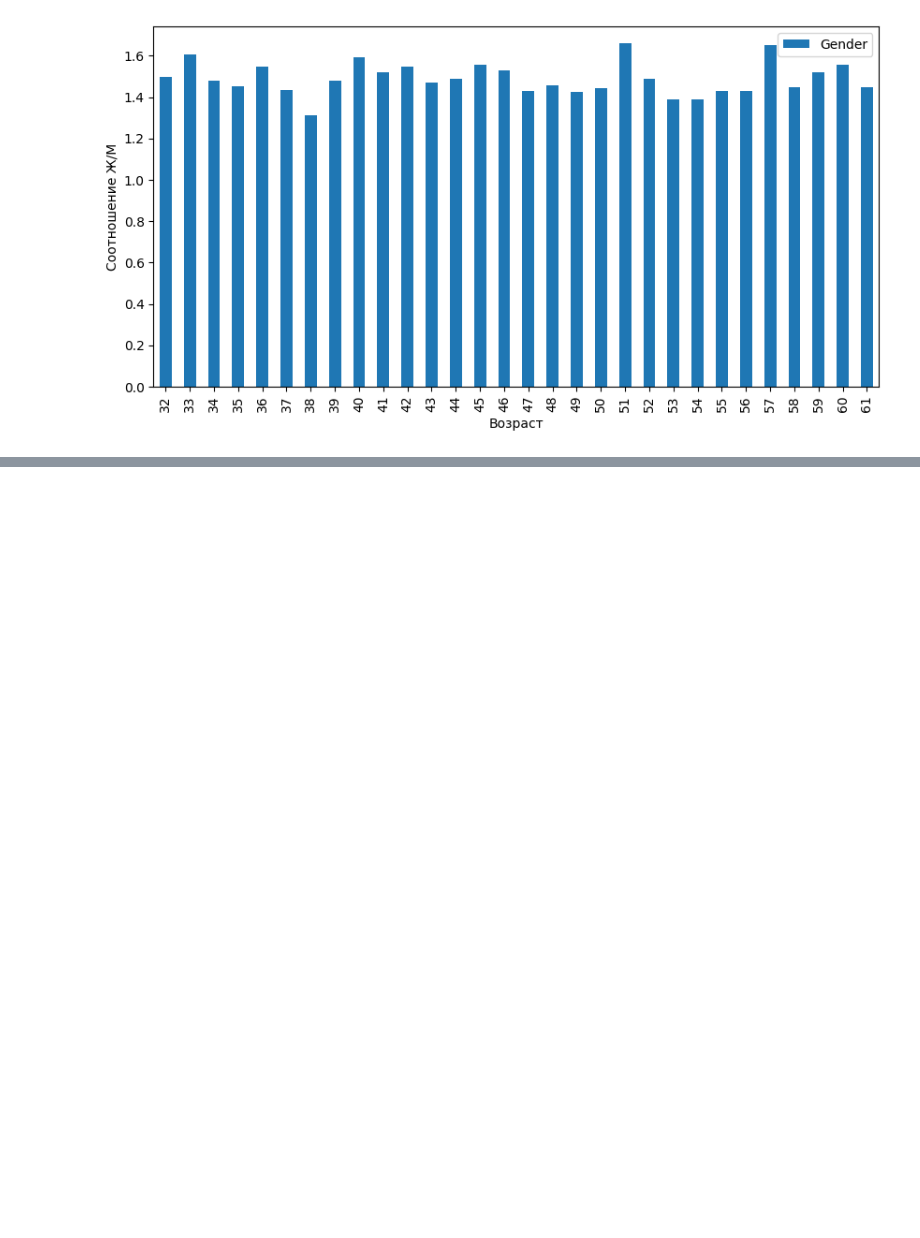
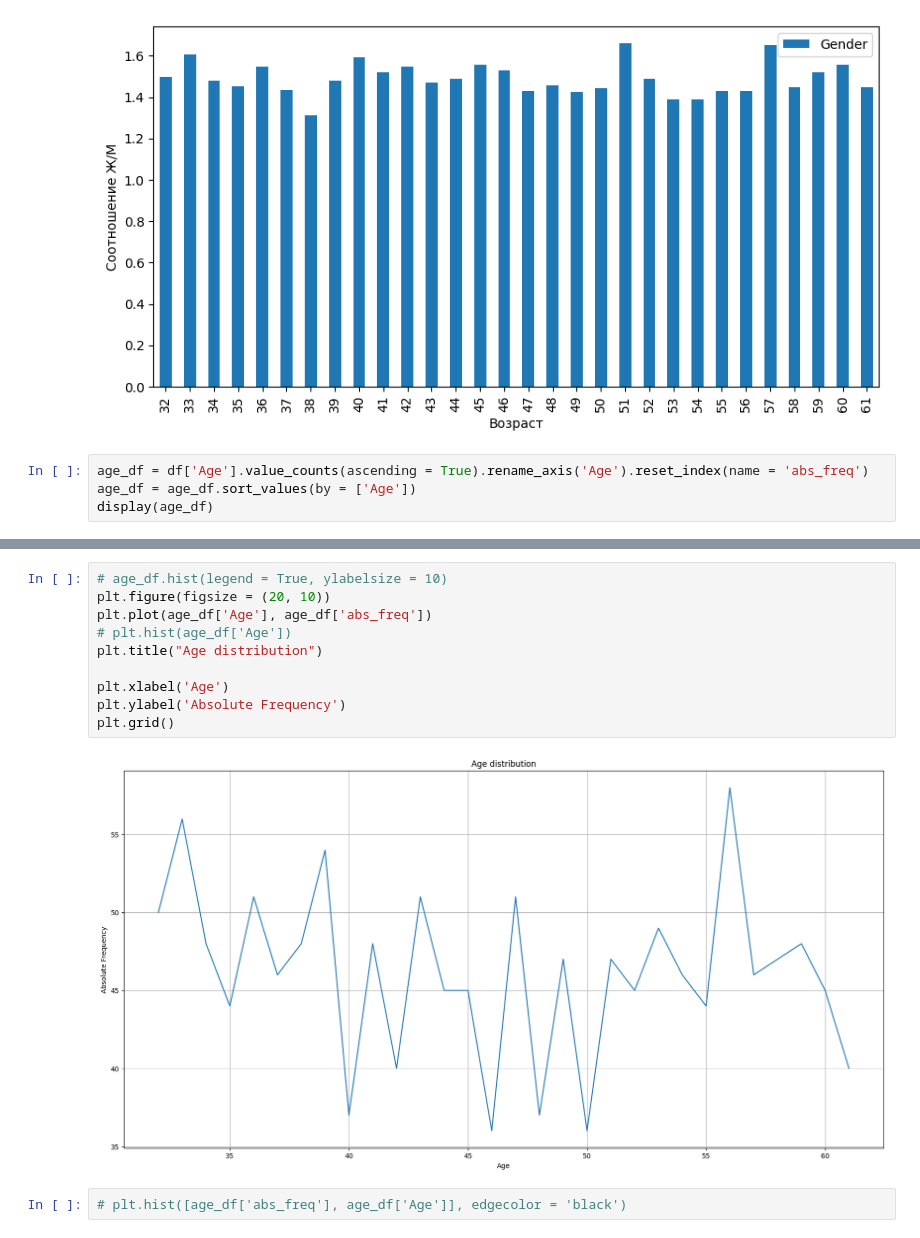
Before and after one commit to wlcmtunknwndth/HSE_works, a Jupyter notebook: Ananlysis.ipynb, the cells around one changed output, grey strips where cells are left out. Saved outputs shown, nothing was run; the diff lists cells and outputs as text; blank space fills up the shorter version.

```diff
--- a/Ananlysis.ipynb
+++ b/Ananlysis.ipynb
@@ -150,3 +150,7 @@ ax = (ppl[["Gender"]].plot.bar(
 )
 # %% [output]
 [figure]
+# %%
+age_df = df['Age'].value_counts(ascending = True).rename_axis('Age').reset_index(name = 'abs_freq')
+age_df = age_df.sort_values(by = ['Age'])
+display(age_df)
@@ -152,0 +175,14 @@ ax = (ppl[["Gender"]].plot.bar(
+# %%
+# age_df.hist(legend = True, ylabelsize = 10)
+plt.figure(figsize = (20, 10))
+plt.plot(age_df['Age'], age_df['abs_freq'])
+# plt.hist(age_df['Age'])
+plt.title("Age distribution")
+
+plt.xlabel('Age')
+plt.ylabel('Absolute Frequency')
+plt.grid()
+# %% [output]
+[figure, added]
+# %%
+# plt.hist([age_df['abs_freq'], age_df['Age']], edgecolor = 'black')
```
Also changed, not shown: parts of 12 cells of this notebook.
